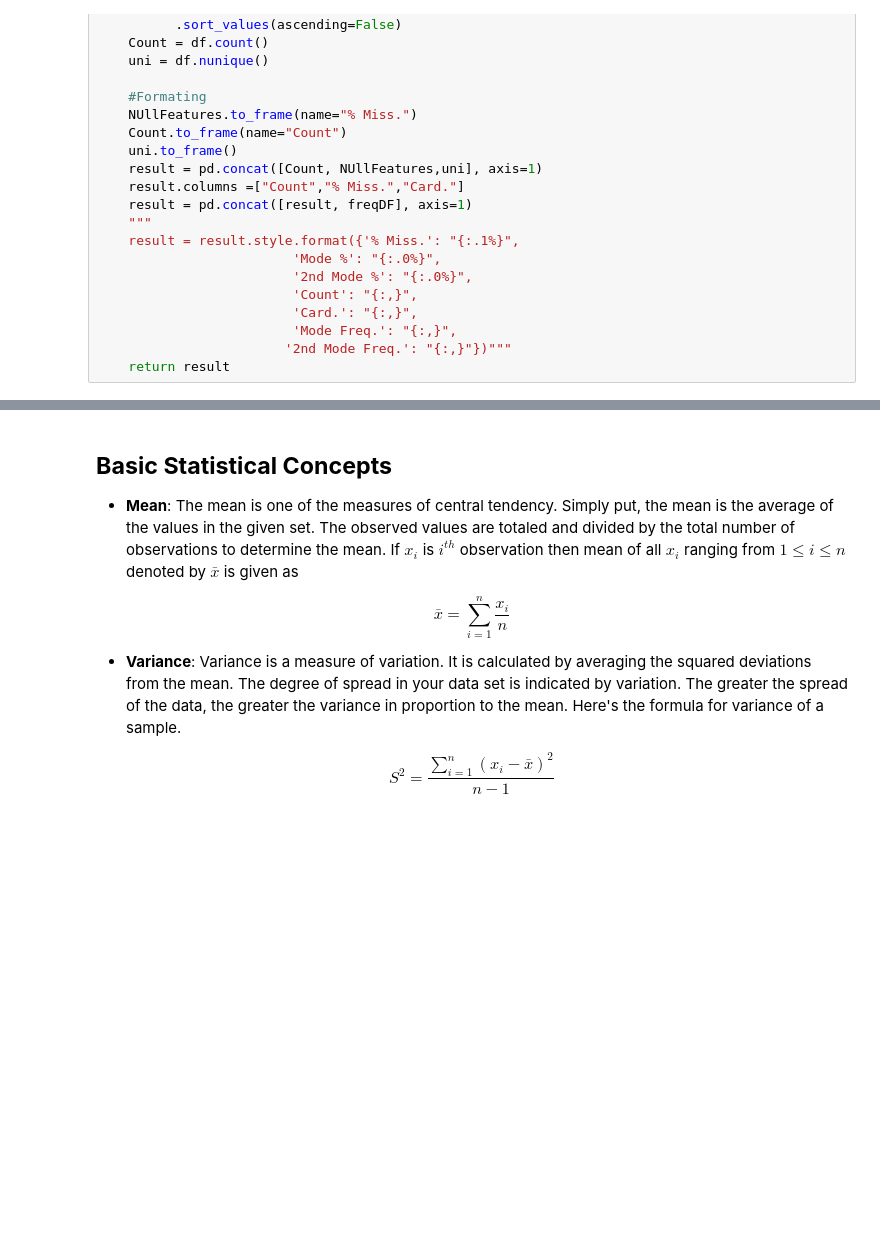
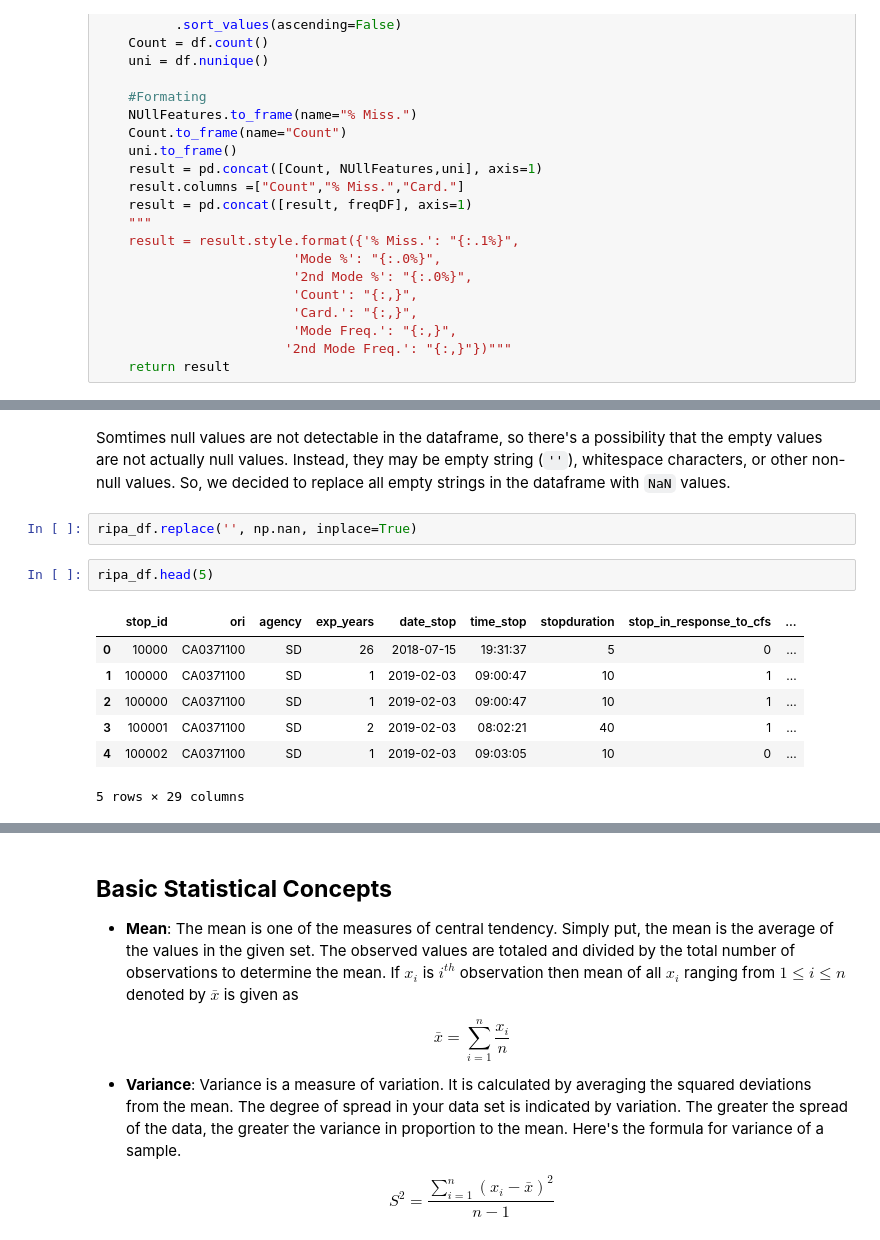
Before and after one commit to zalvatore/Predicting_Police_Activity, a Jupyter notebook: Importing_data.ipynb, the cells around one changed output, grey strips where cells are left out. Drawn from its saved outputs; the diff is of its cells as text; blank space fills up the shorter version.

```diff
--- a/Importing_data.ipynb
+++ b/Importing_data.ipynb
@@ -705,0 +746,14 @@ DQR_Calls
+# %% [markdown]
+Somtimes null values are not detectable in the dataframe, so there's a possibility that the empty values are not actually null values. Instead, they may be empty string (`''`), whitespace characters, or other non-null values. So, we decided to replace all empty strings in the dataframe with `NaN` values.
+# %%
+ripa_df.replace('', np.nan, inplace=True)
+# %%
+ripa_df.head(5)
+# %% [output]
+|  | stop_id | ori | agency | exp_years | date_stop | time_stop | stopduration | stop_in_response_to_cfs | ... |
+| 0 | 10000 | CA0371100 | SD | 26 | 2018-07-15 | 19:31:37 | 5 | 0 | ... |
+| 1 | 100000 | CA0371100 | SD | 1 | 2019-02-03 | 09:00:47 | 10 | 1 | ... |
+| 2 | 100000 | CA0371100 | SD | 1 | 2019-02-03 | 09:00:47 | 10 | 1 | ... |
+| 3 | 100001 | CA0371100 | SD | 2 | 2019-02-03 | 08:02:21 | 40 | 1 | ... |
+| 4 | 100002 | CA0371100 | SD | 1 | 2019-02-03 | 09:03:05 | 10 | 0 | ... |
+5 rows × 29 columns
```
Also changed, not shown: parts of 35 cells of this notebook.
